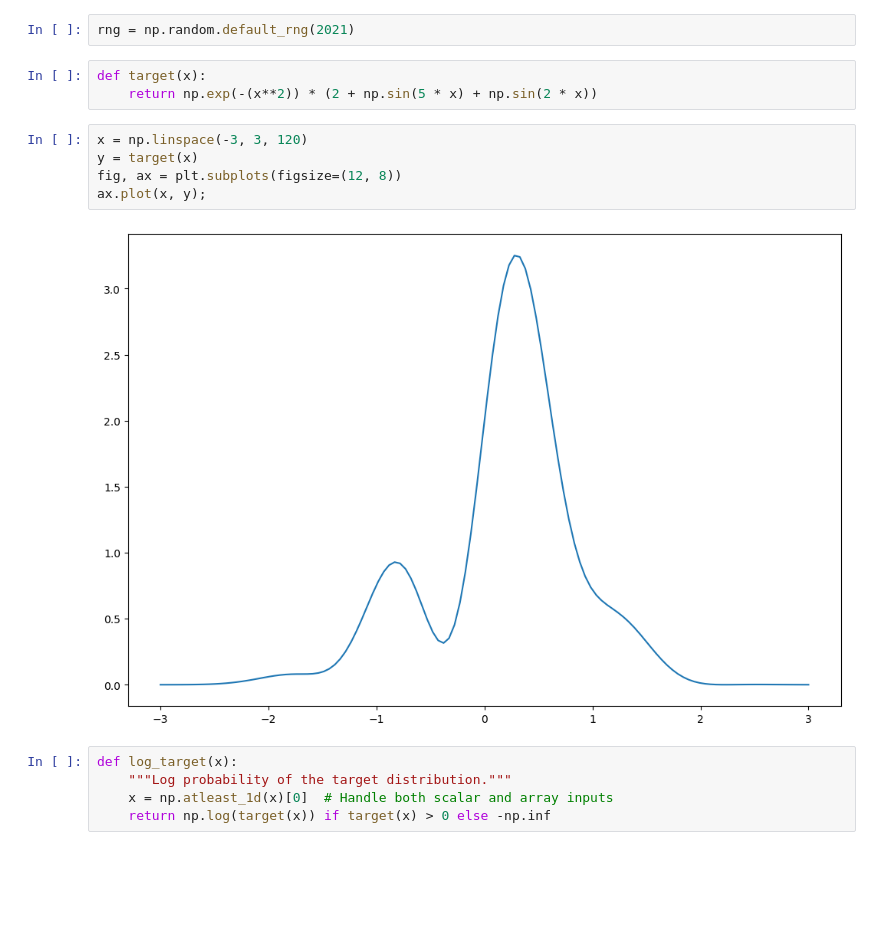
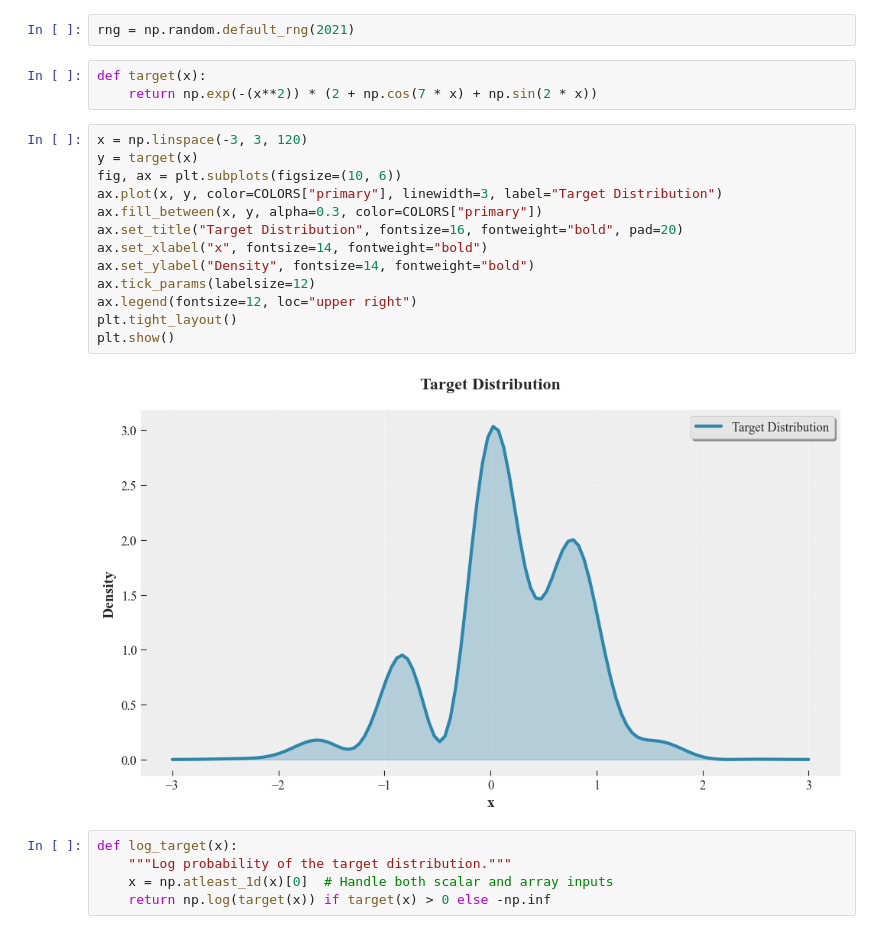
Before and after one commit to carsten-j/mc-lab, a Jupyter notebook: notebooks/metropolis-hastings.ipynb, the cells around one changed output. Cells and saved outputs as stored; diff of their text form; blank space fills up the shorter version.

```diff
--- a/notebooks/metropolis-hastings.ipynb
+++ b/notebooks/metropolis-hastings.ipynb
@@ -12,14 +190,22 @@ from mc_lab.metropolis_hastings import MetropolisHastingsSampler
 rng = np.random.default_rng(2021)
 # %%
 def target(x):
-    return np.exp(-(x**2)) * (2 + np.sin(5 * x) + np.sin(2 * x))
+    return np.exp(-(x**2)) * (2 + np.cos(7 * x) + np.sin(2 * x))
-# %%
-x = np.linspace(-3, 3, 120)
-y = target(x)
-fig, ax = plt.subplots(figsize=(12, 8))
-ax.plot(x, y);
-# %% [output]
-[figure, removed]
+# %%
+x = np.linspace(-3, 3, 120)
+y = target(x)
+fig, ax = plt.subplots(figsize=(10, 6))
+ax.plot(x, y, color=COLORS["primary"], linewidth=3, label="Target Distribution")
+ax.fill_between(x, y, alpha=0.3, color=COLORS["primary"])
+ax.set_title("Target Distribution", fontsize=16, fontweight="bold", pad=20)
+ax.set_xlabel("x", fontsize=14, fontweight="bold")
+ax.set_ylabel("Density", fontsize=14, fontweight="bold")
+ax.tick_params(labelsize=12)
+ax.legend(fontsize=12, loc="upper right")
+plt.tight_layout()
+plt.show()
+# %% [output]
+[figure, added]
 # %%
 def log_target(x):
     """Log probability of the target distribution."""
```
Also changed, not shown: parts of 20 cells of this notebook, 2 other files.
